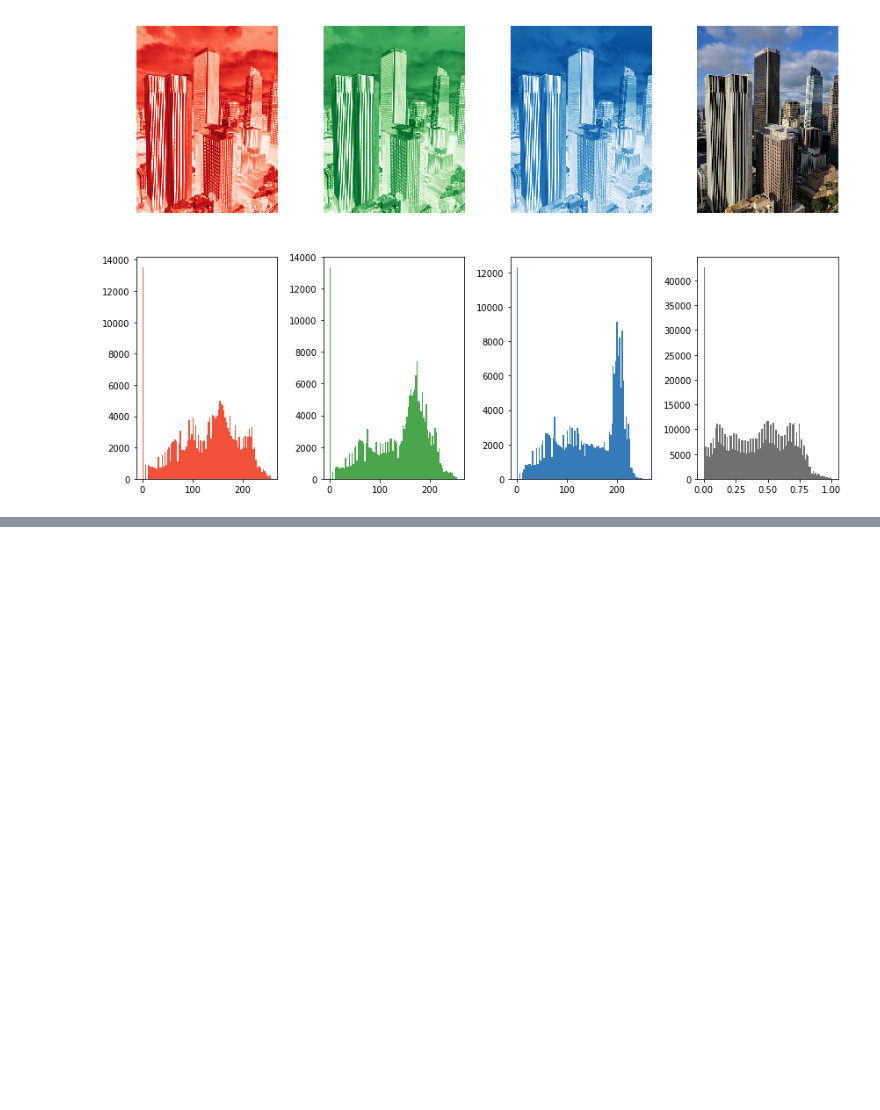
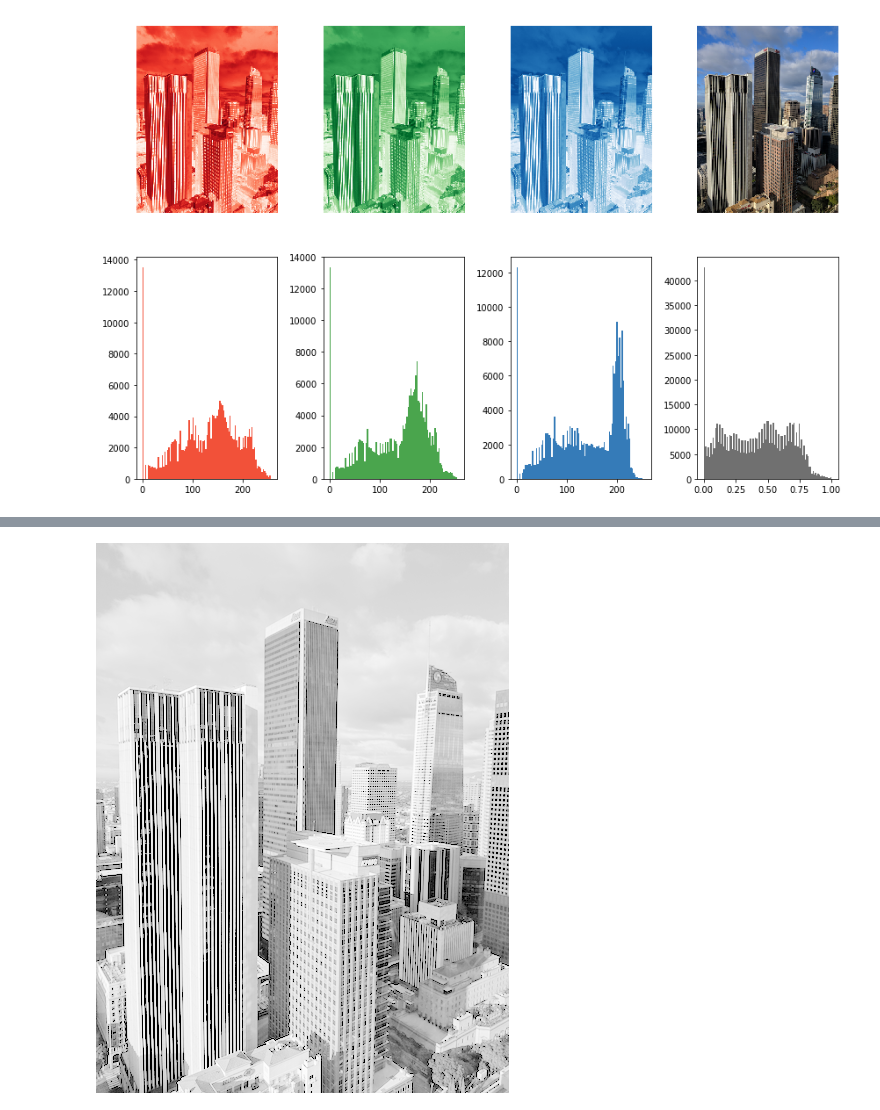
Before and after one commit to ednmolina/Image-Processing, a Jupyter notebook: Image Processing.ipynb, the cells around one changed output, grey strips where cells are left out. Saved outputs shown, nothing was run; the diff lists cells and outputs as text; code cells hidden in the pictures; blank space fills up the shorter version.

Commit message:
Adding Log transform and Beginning part of Histogram Equalization

```diff
--- a/Image Processing.ipynb
+++ b/Image Processing.ipynb
@@ -536,0 +558,13 @@ final
+# %%
+# Open an image an convert to greyscale and convert to an array
+image = np.asarray(Image.open('/Users/edenmolina/Documents/Image-Processing/DTLA.png').convert('L')).astype(float)
+# %%
+# Perform the log transform
+logged_array = (255. * (np.log(1+image)) / (np.log(1+np.max(image))) )
+# %%
+logged_array = logged_array.astype(np.uint8)
+logged = Image.fromarray(logged_array)
+logged.save('/Users/edenmolina/Documents/Image-Processing/Outputs/C5Logged.png')
+logged
+# %% [output]
+[figure, added]
```
Also changed, not shown: parts of 2 cells of this notebook, 1 other file.
